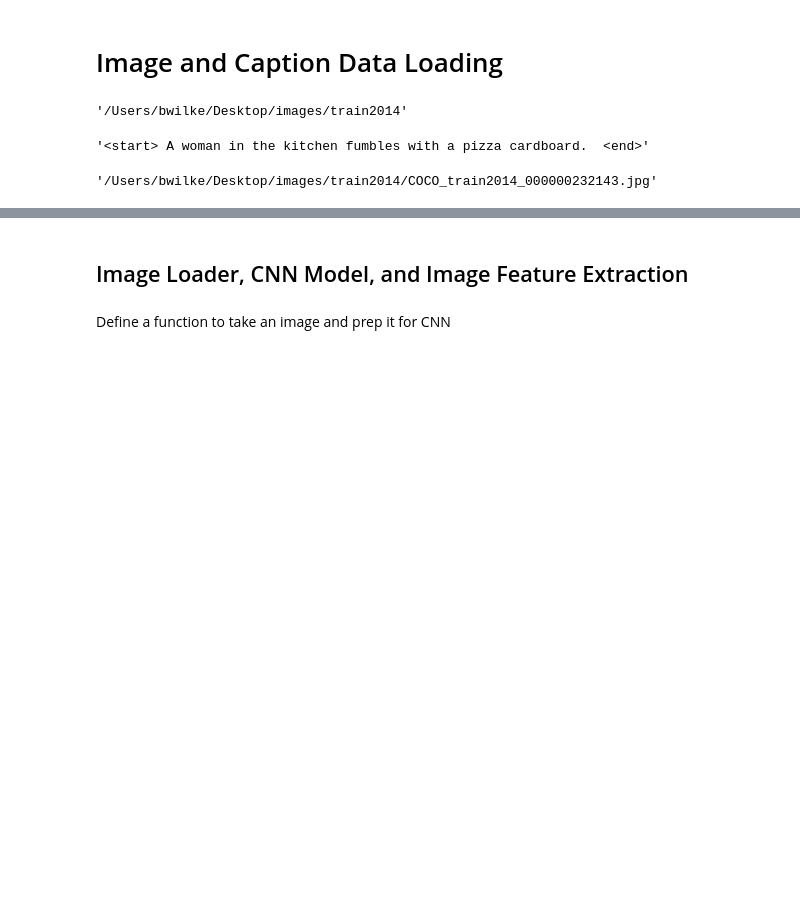
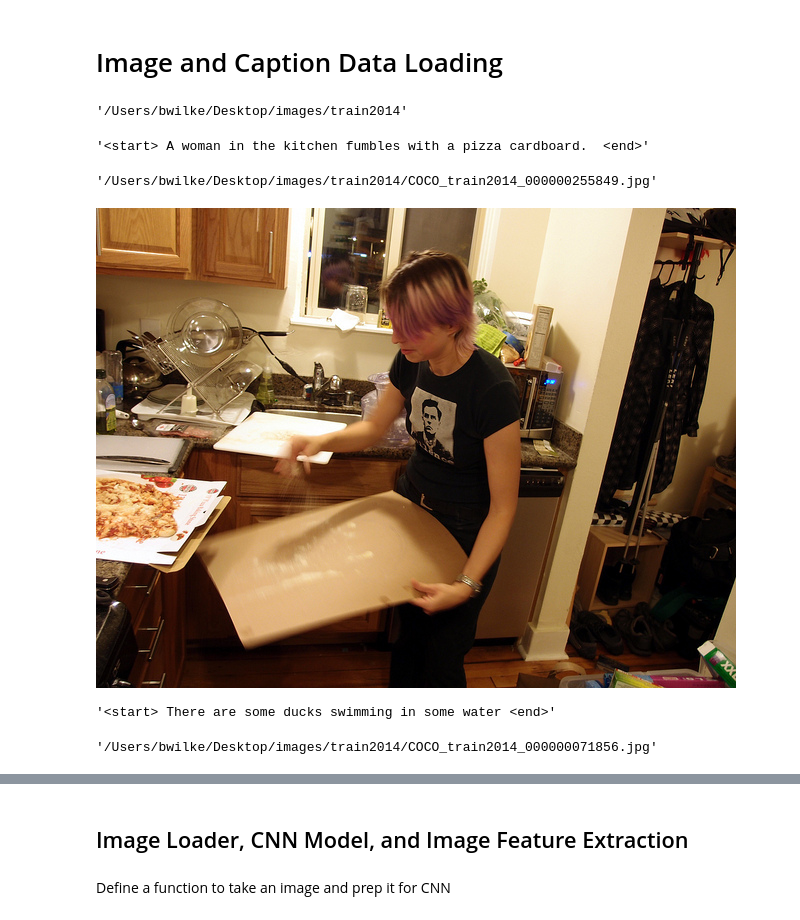
Before and after one commit to bpwilke/CapstoneA_NLP_TransferLearning, a Jupyter notebook: Generate Captions Using NLP (CNN-RNN).ipynb, the cells around one changed output, grey strips where cells are left out. Saved outputs shown, nothing was run; the diff lists cells and outputs as text; code cells hidden in the pictures; blank space fills up the shorter version.

Commit message:
updates to Generate Captions Using NLP - still not working

```diff
--- a/Generate Captions Using NLP (CNN-RNN).ipynb
+++ b/Generate Captions Using NLP (CNN-RNN).ipynb
@@ -65,6 +69,20 @@ train_captions[400]
 '<start> A woman in the kitchen fumbles with a pizza cardboard.  <end>'
 # %%
 # training image name vector example
-img_name_vector[434]
+img_name_vector[400]
 # %% [output]
-'/Users/bwilke/Desktop/images/train2014/COCO_train2014_000000232143.jpg'
+'/Users/bwilke/Desktop/images/train2014/COCO_train2014_000000255849.jpg'
+# %%
+Image.open(img_name_vector[400])
+# %% [output]
+[figure, added]
+# %%
+# train captions example
+train_captions[401]
+# %% [output]
+'<start> There are some ducks swimming in some water <end>'
+# %%
+# training image name vector example
+img_name_vector[401]
+# %% [output]
+'/Users/bwilke/Desktop/images/train2014/COCO_train2014_000000071856.jpg'
```
Also changed, not shown: parts of 27 cells of this notebook, 2 other files.
